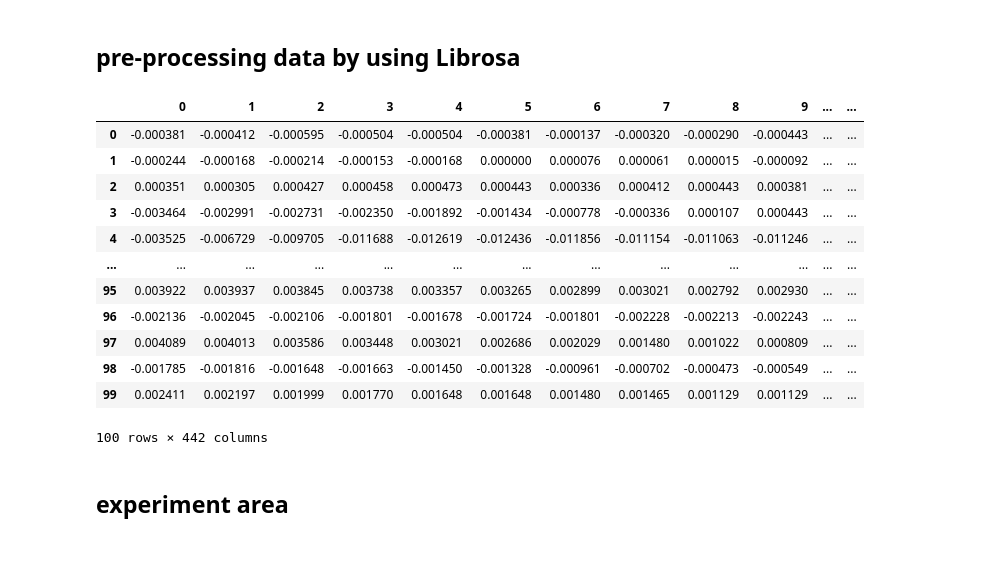
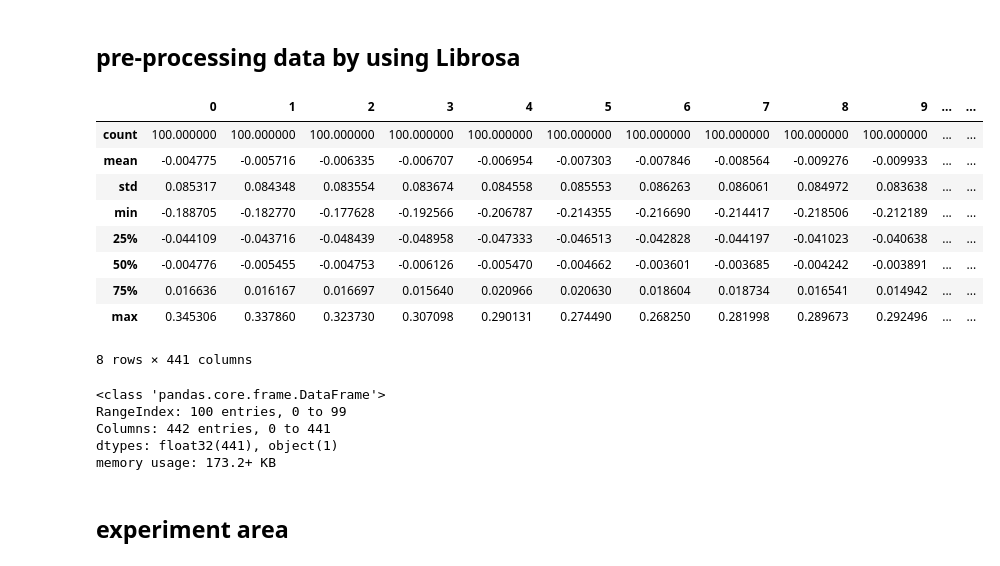
Before and after one commit to FirstPlaygroundAndThenIcecream/Speaker-Identification, a Jupyter notebook: Speaker-Identification-tf.ipynb, the cells around one changed output. Saved outputs shown, nothing was run; the diff lists cells and outputs as text; code cells hidden in the pictures.

```diff
--- a/Speaker-Identification-tf.ipynb
+++ b/Speaker-Identification-tf.ipynb
@@ -22,13 +22,13 @@ print(FOLDER_PATH)
 # %% [output]
 C:\Users\xianl_pmrkzzf\SpeechRecognition\Speaker-Identification\audibles
 # %%
-def fetch_voice_data(url=FOLDER_PATH, folder=DATA_FOLDER):
+def fetch_voice_data(url, folder):
     audios = []
     for audio in os.listdir(url):
         if audio.endswith('.wav'):
-            audios.append(os.path.join(folder, audio))
+            audios.append(os.path.join(audio))
     return audios
 
-audibles = fetch_voice_data()
-print(len(audios))
+audibles = fetch_voice_data(FOLDER_PATH, DATA_FOLDER)
+print(audibles)
 # %% [output]
@@ -123,30 +167,36 @@ def transform_audios(audios=audibles):
     audios_df = []
     for audio in audibles:
         samples, sample_rate = librosa.load(audio, sr=44100, mono=True, duration=1.0, dtype=np.float32)
-        samples = samples.reshape(100, 441)
+#        print(samples.shape)
+        samples_2d = samples.reshape(100, 441)
         name = os.path.split(audio)[1].split('.')[0]
         label = np.full((100,), name)
-        samples_df = pd.DataFrame(samples)
+        samples_df = pd.DataFrame(samples_2d)
         samples_df[len(samples_df.columns)] = label
         audios_df.append(samples_df)
     return audios_df
 # %%
 audios_df = transform_audios()
-audios_df[5]
+audios_df[2].describe()
 # %% [output]
 |  | 0 | 1 | 2 | 3 | 4 | 5 | 6 | 7 | 8 | 9 | ... | ... |
-| 0 | -0.000381 | -0.000412 | -0.000595 | -0.000504 | -0.000504 | -0.000381 | -0.000137 | -0.000320 | -0.000290 | -0.000443 | ... | ... |
-| 1 | -0.000244 | -0.000168 | -0.000214 | -0.000153 | -0.000168 | 0.000000 | 0.000076 | 0.000061 | 0.000015 | -0.000092 | ... | ... |
-| 2 | 0.000351 | 0.000305 | 0.000427 | 0.000458 | 0.000473 | 0.000443 | 0.000336 | 0.000412 | 0.000443 | 0.000381 | ... | ... |
-| 3 | -0.003464 | -0.002991 | -0.002731 | -0.002350 | -0.001892 | -0.001434 | -0.000778 | -0.000336 | 0.000107 | 0.000443 | ... | ... |
-| 4 | -0.003525 | -0.006729 | -0.009705 | -0.011688 | -0.012619 | -0.012436 | -0.011856 | -0.011154 | -0.011063 | -0.011246 | ... | ... |
-| ... | ... | ... | ... | ... | ... | ... | ... | ... | ... | ... | ... | ... |
-| 95 | 0.003922 | 0.003937 | 0.003845 | 0.003738 | 0.003357 | 0.003265 | 0.002899 | 0.003021 | 0.002792 | 0.002930 | ... | ... |
-| 96 | -0.002136 | -0.002045 | -0.002106 | -0.001801 | -0.001678 | -0.001724 | -0.001801 | -0.002228 | -0.002213 | -0.002243 | ... | ... |
-| 97 | 0.004089 | 0.004013 | 0.003586 | 0.003448 | 0.003021 | 0.002686 | 0.002029 | 0.001480 | 0.001022 | 0.000809 | ... | ... |
-| 98 | -0.001785 | -0.001816 | -0.001648 | -0.001663 | -0.001450 | -0.001328 | -0.000961 | -0.000702 | -0.000473 | -0.000549 | ... | ... |
-| 99 | 0.002411 | 0.002197 | 0.001999 | 0.001770 | 0.001648 | 0.001648 | 0.001480 | 0.001465 | 0.001129 | 0.001129 | ... | ... |
+| count | 100.000000 | 100.000000 | 100.000000 | 100.000000 | 100.000000 | 100.000000 | 100.000000 | 100.000000 | 100.000000 | 100.000000 | ... | ... |
+| mean | -0.004775 | -0.005716 | -0.006335 | -0.006707 | -0.006954 | -0.007303 | -0.007846 | -0.008564 | -0.009276 | -0.009933 | ... | ... |
+| std | 0.085317 | 0.084348 | 0.083554 | 0.083674 | 0.084558 | 0.085553 | 0.086263 | 0.086061 | 0.084972 | 0.083638 | ... | ... |
+| min | -0.188705 | -0.182770 | -0.177628 | -0.192566 | -0.206787 | -0.214355 | -0.216690 | -0.214417 | -0.218506 | -0.212189 | ... | ... |
+| 25% | -0.044109 | -0.043716 | -0.048439 | -0.048958 | -0.047333 | -0.046513 | -0.042828 | -0.044197 | -0.041023 | -0.040638 | ... | ... |
+| 50% | -0.004776 | -0.005455 | -0.004753 | -0.006126 | -0.005470 | -0.004662 | -0.003601 | -0.003685 | -0.004242 | -0.003891 | ... | ... |
+| 75% | 0.016636 | 0.016167 | 0.016697 | 0.015640 | 0.020966 | 0.020630 | 0.018604 | 0.018734 | 0.016541 | 0.014942 | ... | ... |
+| max | 0.345306 | 0.337860 | 0.323730 | 0.307098 | 0.290131 | 0.274490 | 0.268250 | 0.281998 | 0.289673 | 0.292496 | ... | ... |
-100 rows × 442 columns
+8 rows × 441 columns
+# %%
+audios_df[1].info()
+# %% [output]
+<class 'pandas.core.frame.DataFrame'>
+RangeIndex: 100 entries, 0 to 99
+Columns: 442 entries, 0 to 441
+dtypes: float32(441), object(1)
+memory usage: 173.2+ KB
 # %% [markdown]
 ## experiment area
 # %%
```
Also changed, not shown: parts of 25 cells of this notebook, 11 other files.
